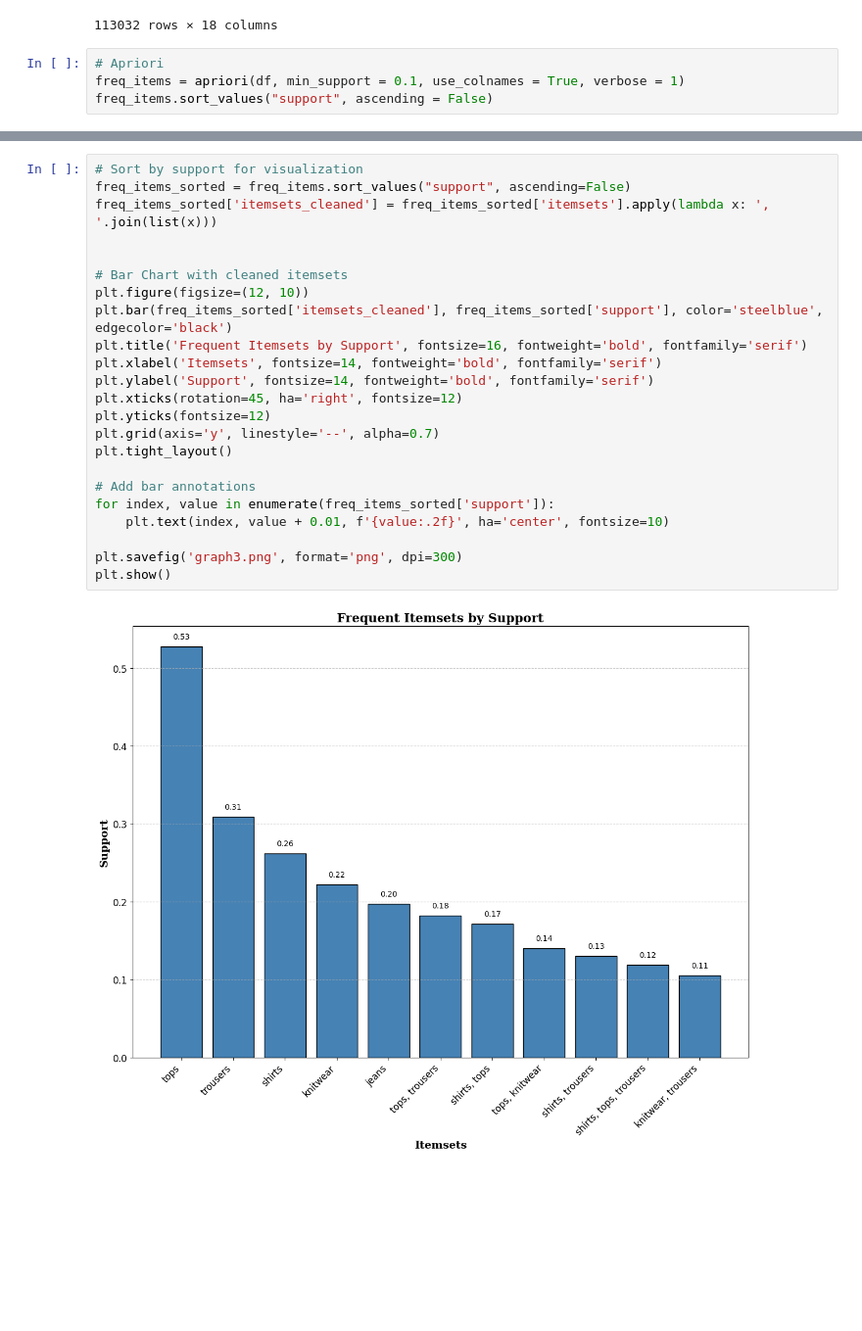
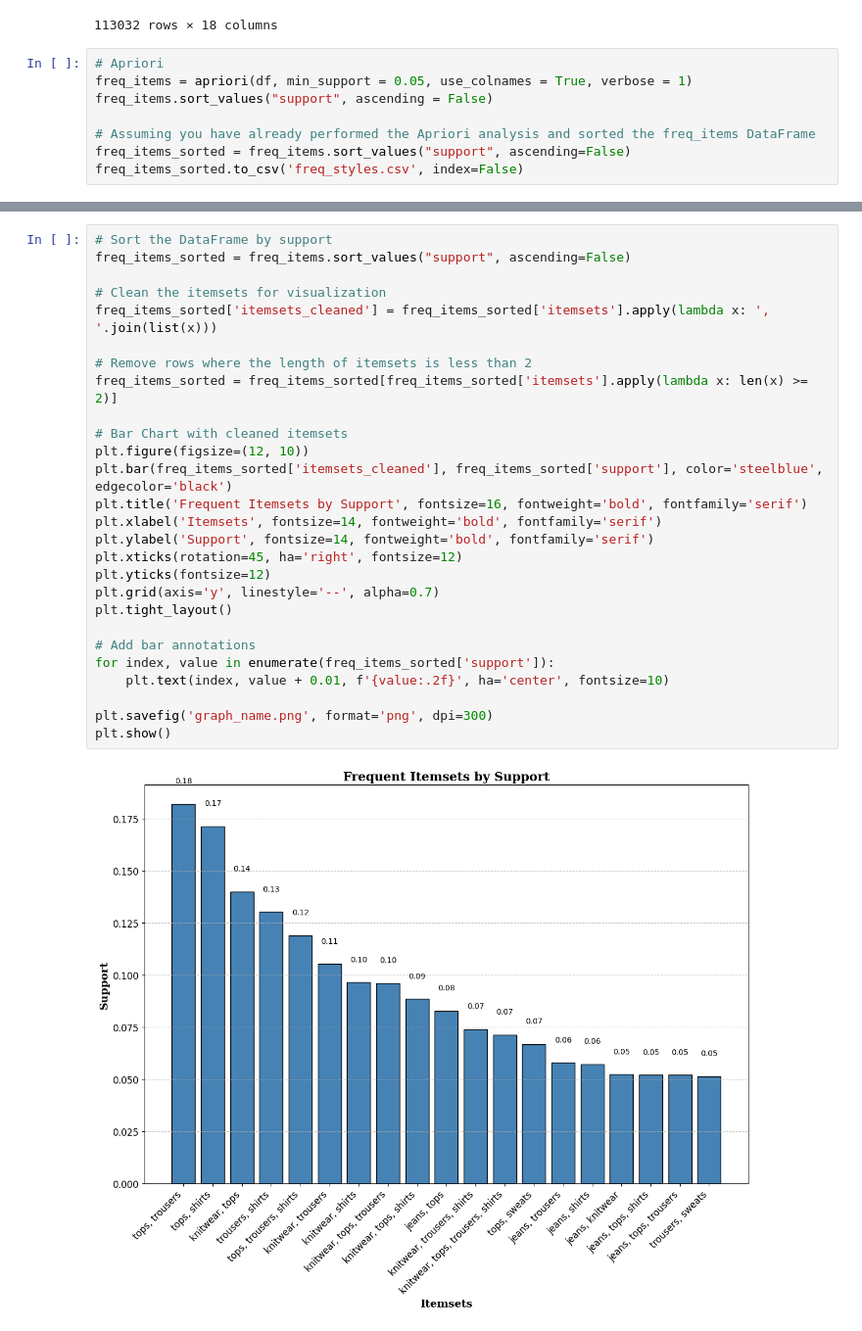
Before and after one commit to noeasyday7/bright_river, a Jupyter notebook: freq itemsets/freq_items.ipynb, the cells around one changed output, grey strips where cells are left out. Shown at 98% size. Drawn from its saved outputs; the diff is of its cells as text; blank space fills up the shorter version.

```diff
--- a/freq itemsets/freq_items.ipynb
+++ b/freq itemsets/freq_items.ipynb
@@ -69,6 +69,10 @@ df
 113032 rows × 18 columns
 # %%
 # Apriori
-freq_items = apriori(df, min_support = 0.1, use_colnames = True, verbose = 1)
+freq_items = apriori(df, min_support = 0.05, use_colnames = True, verbose = 1)
 freq_items.sort_values("support", ascending = False)
+
+# Assuming you have already performed the Apriori analysis and sorted the freq_items DataFrame
+freq_items_sorted = freq_items.sort_values("support", ascending=False)
+freq_items_sorted.to_csv('freq_styles.csv', index=False)
 # %% [output]
@@ -100,25 +100,29 @@ df_ar
 # %%
-# Sort by support for visualization
+# Sort the DataFrame by support
 freq_items_sorted = freq_items.sort_values("support", ascending=False)
+
+# Clean the itemsets for visualization
 freq_items_sorted['itemsets_cleaned'] = freq_items_sorted['itemsets'].apply(lambda x: ', '.join(list(x)))
 
+# Remove rows where the length of itemsets is less than 2
+freq_items_sorted = freq_items_sorted[freq_items_sorted['itemsets'].apply(lambda x: len(x) >= 2)]
 
 # Bar Chart with cleaned itemsets
 plt.figure(figsize=(12, 10))
 plt.bar(freq_items_sorted['itemsets_cleaned'], freq_items_sorted['support'], color='steelblue', edgecolor='black')
 plt.title('Frequent Itemsets by Support', fontsize=16, fontweight='bold', fontfamily='serif')
 plt.xlabel('Itemsets', fontsize=14, fontweight='bold', fontfamily='serif')
 plt.ylabel('Support', fontsize=14, fontweight='bold', fontfamily='serif')
 plt.xticks(rotation=45, ha='right', fontsize=12)
 plt.yticks(fontsize=12)
 plt.grid(axis='y', linestyle='--', alpha=0.7)
 plt.tight_layout()
 
 # Add bar annotations
 for index, value in enumerate(freq_items_sorted['support']):
     plt.text(index, value + 0.01, f'{value:.2f}', ha='center', fontsize=10)
 
-plt.savefig('graph3.png', format='png', dpi=300)
+plt.savefig('graph_name.png', format='png', dpi=300)
 plt.show()
 # %% [output]
-[figure, old version]
+[figure, new version]
```
Also changed, not shown: parts of 4 cells of this notebook, 2 other files.
